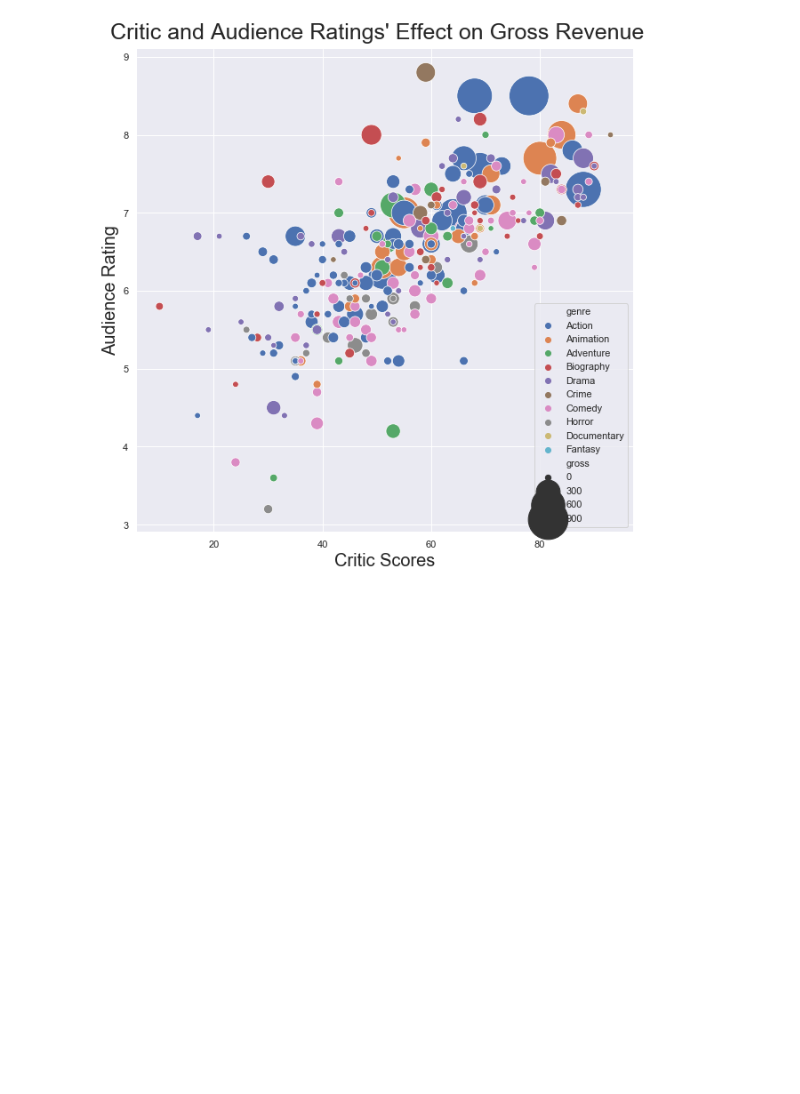
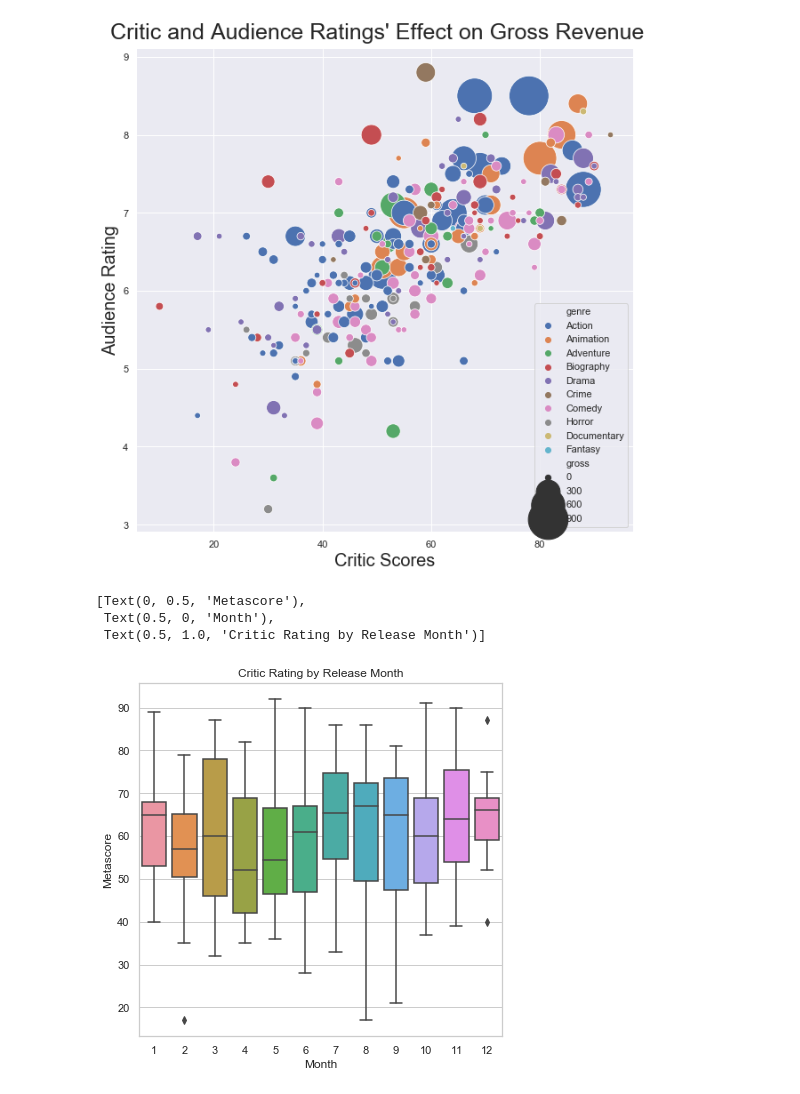
Before and after one commit to clareblessen/Movies, a Jupyter notebook: Movie_project.ipynb, the cells around one changed output. Cells and saved outputs as stored; diff of their text form; code cells hidden in the pictures; blank space fills up the shorter version.

```diff
--- a/Movie_project.ipynb
+++ b/Movie_project.ipynb
@@ -520,3 +528,26 @@ fig.set(xlabel='Critic Scores', ylabel='Audience Rating')
 plt.rcParams["axes.labelsize"] = 20
 # %% [output]
 [figure]
+# %%
+#Import scores by Month of Movie Release
+df5 = cursor.execute("""SELECT metascore, star_rating, release_date, EXTRACT(MONTH FROM release_date) FROM Movies.join_table""")
+df5 = pd.DataFrame(cursor.fetchall())
+df5.columns = [x[0] for x in cursor.description]
+# %%
+#Boxplot Metascores by Month Release
+df5.drop(df5[df5.metascore == 0].index, inplace=True)
+month_column = df5['EXTRACT(MONTH FROM release_date)']
+df5.drop(df5[month_column == 0].index, inplace=True)
+df5.head()
+
+sns.set(style="whitegrid")
+
+sf, ax = plt.subplots(figsize=(6.5, 6.5))
+clarity_ranking = ["I1", "SI2", "SI1", "VS2", "VS1", "VVS2", "VVS1", "IF"]
+meta = sns.boxplot(x=df5['EXTRACT(MONTH FROM release_date)'], y=df5['metascore'])
+meta.set(xlabel = "Month", ylabel='Metascore', title='Critic Rating by Release Month')
+# %% [output]
+[Text(0, 0.5, 'Metascore'),
+ Text(0.5, 0, 'Month'),
+ Text(0.5, 1.0, 'Critic Rating by Release Month')]
+[figure, added]
```
Also changed, not shown: parts of 74 cells of this notebook.
